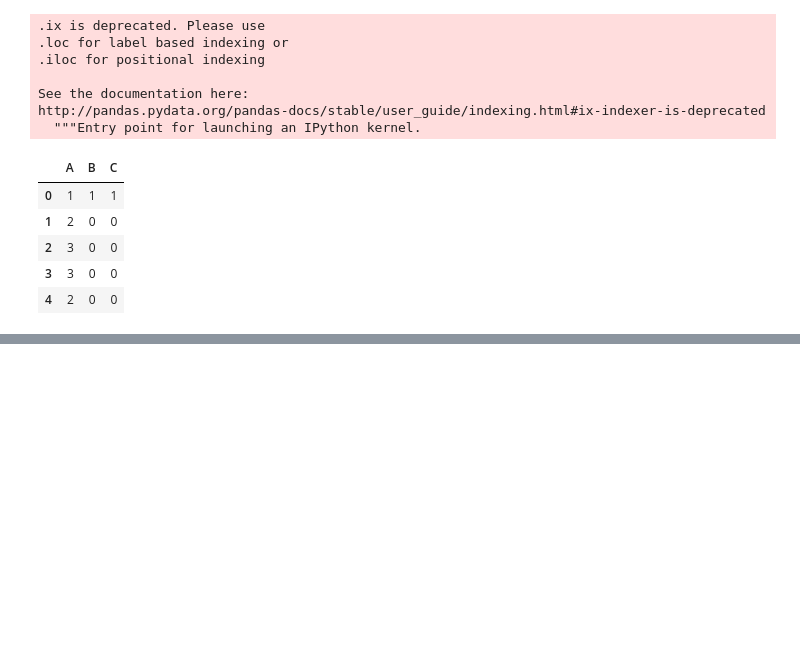
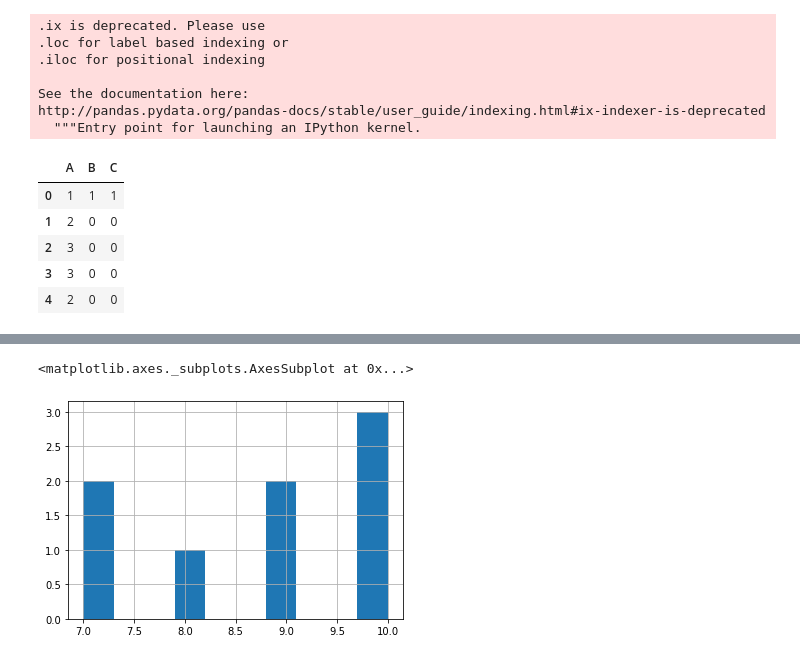
Before and after one commit to rajarameshchindu/datascience, a Jupyter notebook: Pandas.ipynb, the cells around one changed output, grey strips where cells are left out. Drawn from its saved outputs; the diff is of its cells as text; code cells hidden in the pictures; blank space fills up the shorter version.

```diff
--- a/Pandas.ipynb
+++ b/Pandas.ipynb
@@ -1196,0 +942,5 @@ df
+# %%
+df['x'].hist()
+# %% [output]
+<matplotlib.axes._subplots.AxesSubplot at 0x...>
+[figure, added]
```
Also changed, not shown: parts of 255 cells of this notebook.
